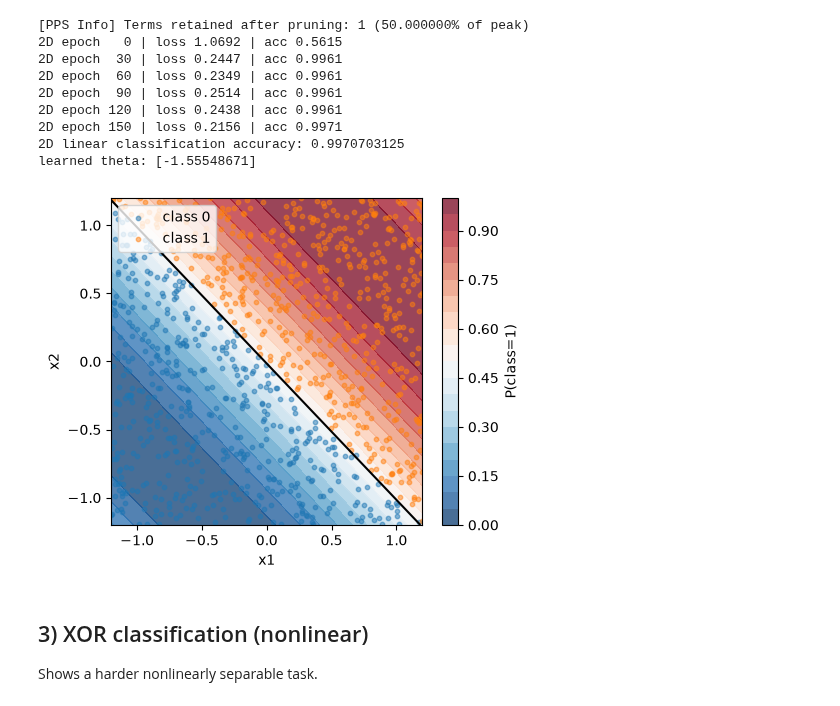
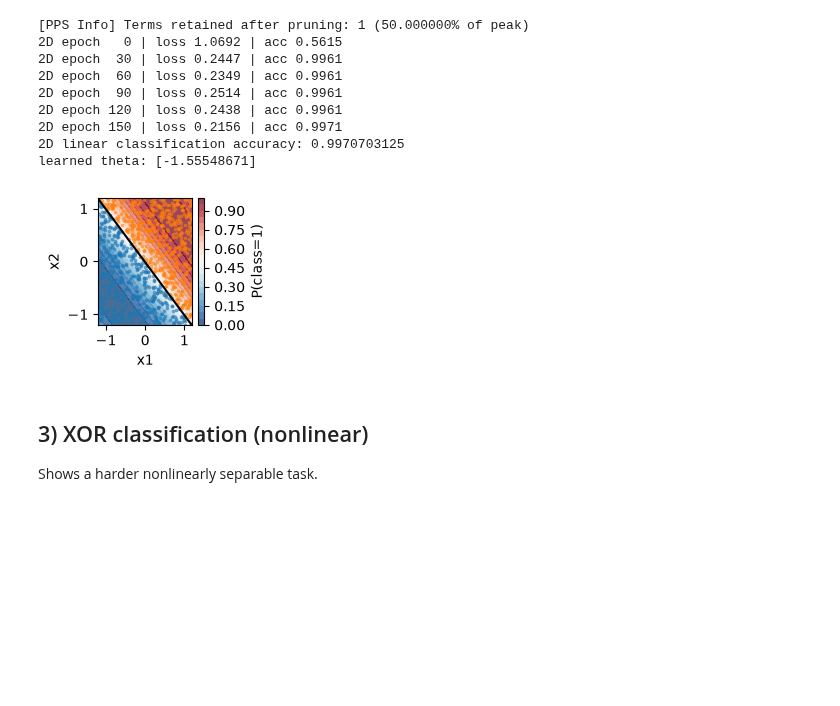
Before and after one commit to Norma-Q/PADO-Pauli, a Jupyter notebook: tutorial/04_embedding_batched_inputs_basics.ipynb, the cells around one changed output. Saved outputs shown, nothing was run; the diff lists cells and outputs as text; code cells hidden in the pictures; blank space fills up the shorter version.

```diff
--- a/tutorial/04_embedding_batched_inputs_basics.ipynb
+++ b/tutorial/04_embedding_batched_inputs_basics.ipynb
@@ -171,32 +171,31 @@ learned theta: [-1.55548671]
 # %%
 # 2D classification visualization (probability field + labeled samples)
 grid_lin = torch.linspace(-1.2, 1.2, 180, dtype=dtype, device=device)
 gx, gy = torch.meshgrid(grid_lin, grid_lin, indexing='xy')
 grid = torch.stack([gx.reshape(-1), gy.reshape(-1)], dim=1) # (num_points, 2)
 
 with torch.no_grad():
     p_grid = expv_to_prob(model_scalar(qc_2d, thetas_2d, grid))
 p_img = p_grid.reshape(gx.shape).cpu().numpy()
 levels = torch.linspace(0.0, 1.0, 21).cpu().numpy()
 
-plt.figure(figsize=(5, 4))
+plt.figure(figsize=(2.5, 2.0))
 cf = plt.contourf(gx.cpu().numpy(), gy.cpu().numpy(), p_img, levels=levels, cmap='RdBu_r', alpha=0.75) # filled probability field
 plt.contour(gx.cpu().numpy(), gy.cpu().numpy(), p_img, levels=[0.5], colors='k', linewidths=1.5)
 plt.colorbar(cf, label='P(class=1)')
 
 X2_np = X2.cpu().numpy()
 y2_np = y2.cpu().numpy()
-plt.scatter(X2_np[y2_np < 0.5, 0], X2_np[y2_np < 0.5, 1], s=10, alpha=0.5, label='class 0')
-plt.scatter(X2_np[y2_np >= 0.5, 0], X2_np[y2_np >= 0.5, 1], s=10, alpha=0.5, label='class 1')
+plt.scatter(X2_np[y2_np < 0.5, 0], X2_np[y2_np < 0.5, 1], s=3, alpha=0.5, label='class 0')
+plt.scatter(X2_np[y2_np >= 0.5, 0], X2_np[y2_np >= 0.5, 1], s=3, alpha=0.5, label='class 1')
 
 plt.xlabel('x1')
 plt.ylabel('x2')
-plt.legend(loc='upper left')
 plt.tight_layout()
 import os as _os; _os.makedirs("figures", exist_ok=True); plt.savefig("figures/fig_class_linear.png", dpi=150, bbox_inches="tight")
 plt.show()
 # %% [output]
-[figure, old version]
+[figure, new version]
 # %% [markdown]
 ## 3) XOR classification (nonlinear)
 Shows a harder nonlinearly separable task.
```
Also changed, not shown: parts of 2 cells of this notebook, 23 other files.
